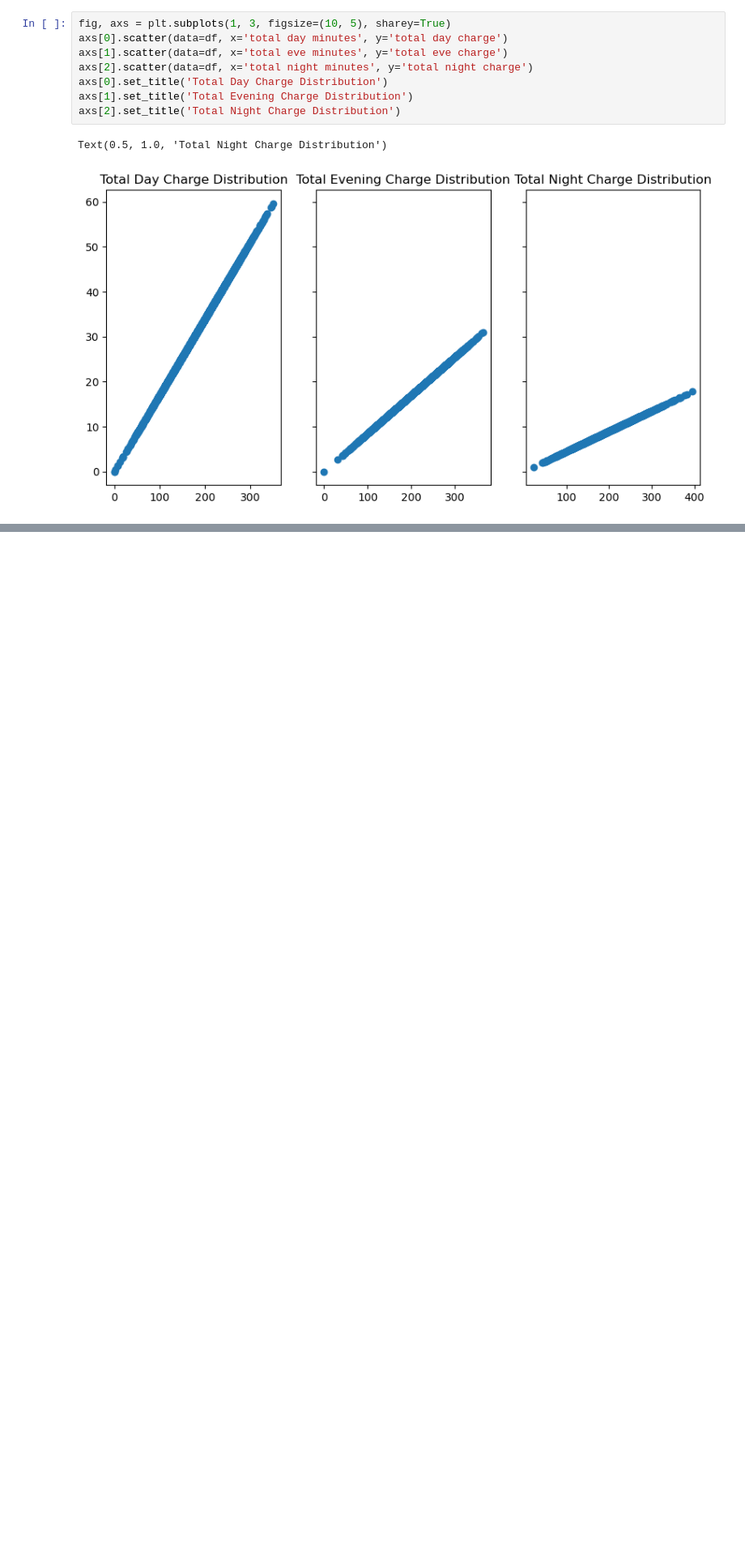
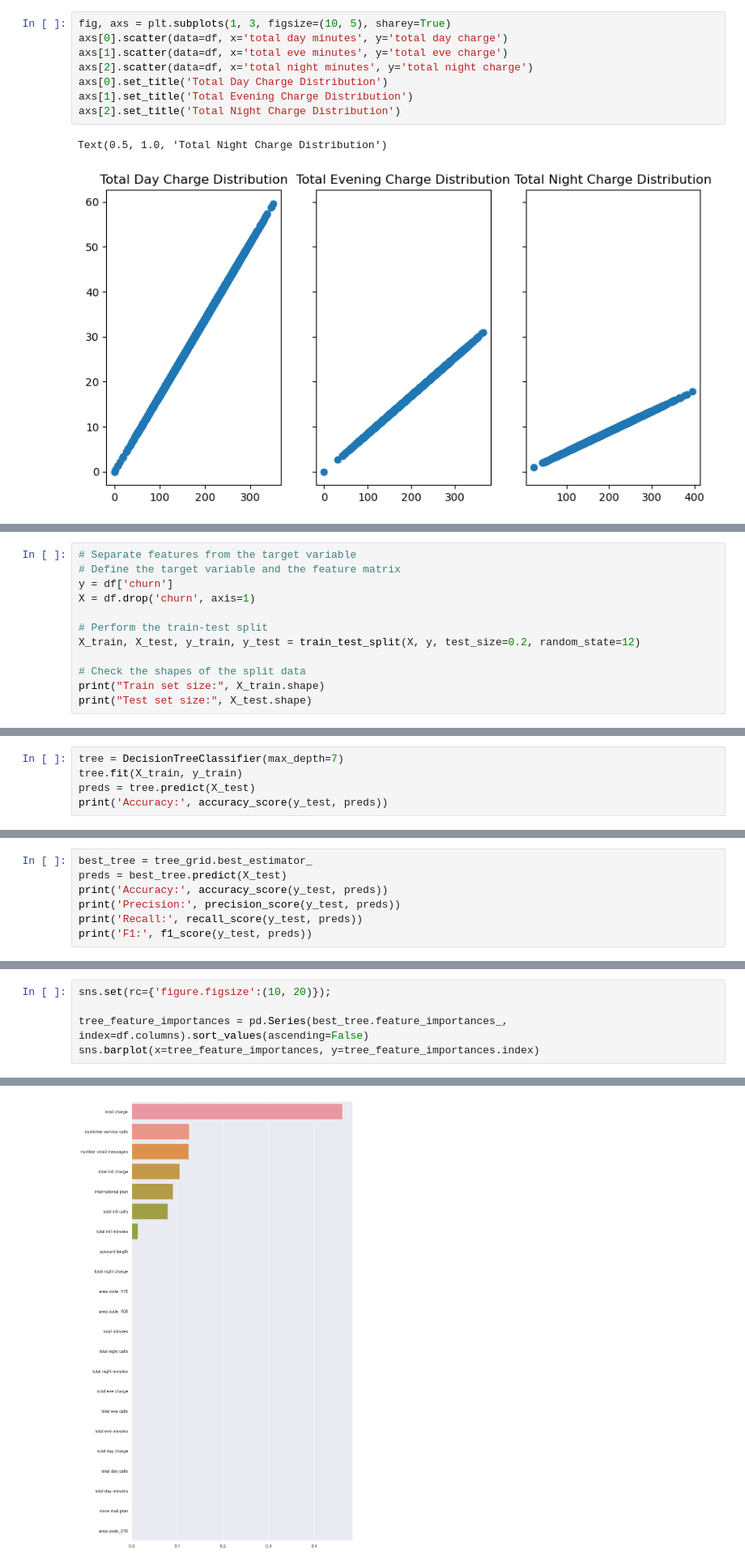
Before and after one commit to Kevan-Muthomi/PhaseThreeProject, a Jupyter notebook: index.ipynb, the cells around one changed output, grey strips where cells are left out. Shown at 81% size. Cells and saved outputs as stored; diff of their text form; blank space fills up the shorter version.

```diff
--- a/index.ipynb
+++ b/index.ipynb
@@ -644,0 +404,12 @@ best_features
+# %%
+# Separate features from the target variable
+# Define the target variable and the feature matrix
+y = df['churn']
+X = df.drop('churn', axis=1)
+
+# Perform the train-test split
+X_train, X_test, y_train, y_test = train_test_split(X, y, test_size=0.2, random_state=12)
+
+# Check the shapes of the split data
+print("Train set size:", X_train.shape)
+print("Test set size:", X_test.shape)
@@ -644,0 +419,5 @@ best_features
+# %%
+tree = DecisionTreeClassifier(max_depth=7)
+tree.fit(X_train, y_train)
+preds = tree.predict(X_test)
+print('Accuracy:', accuracy_score(y_test, preds))
@@ -644,0 +485,7 @@ best_features
+# %%
+best_tree = tree_grid.best_estimator_
+preds = best_tree.predict(X_test)
+print('Accuracy:', accuracy_score(y_test, preds))
+print('Precision:', precision_score(y_test, preds))
+print('Recall:', recall_score(y_test, preds))
+print('F1:', f1_score(y_test, preds))
@@ -644,0 +497,6 @@ best_features
+# %%
+sns.set(rc={'figure.figsize':(10, 20)});
+
+tree_feature_importances = pd.Series(best_tree.feature_importances_, index=df.columns).sort_values(ascending=False)
+sns.barplot(x=tree_feature_importances, y=tree_feature_importances.index)
+# %% [output]
@@ -644,0 +504 @@ best_features
+[figure, added]
```
Also changed, not shown: parts of 116 cells of this notebook.
